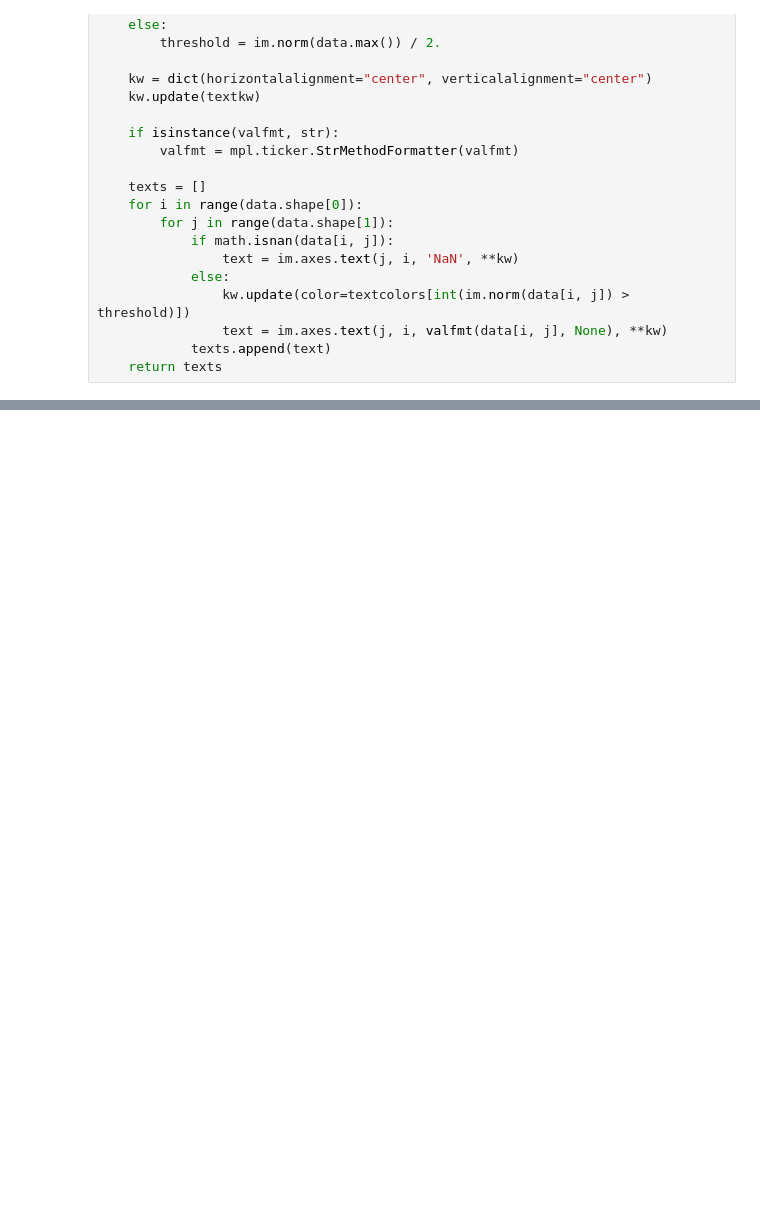
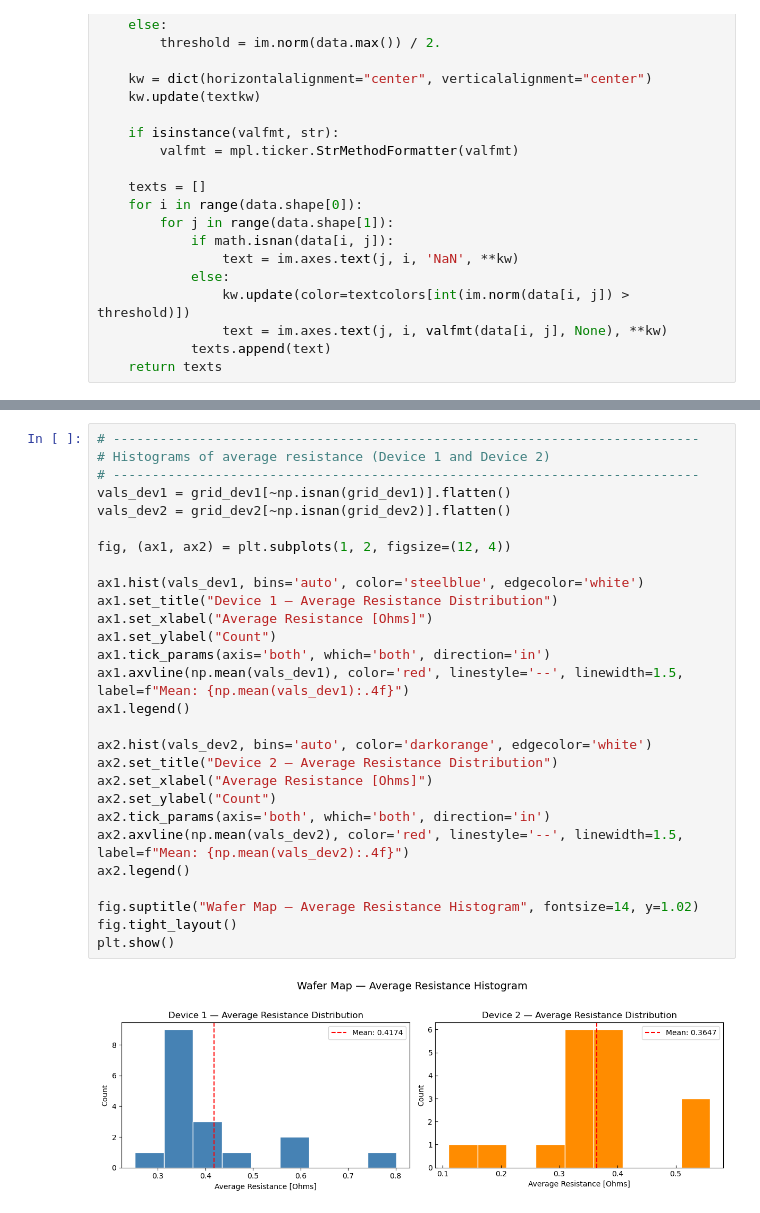
Before and after one commit to gvelarde2/Arceus, a Jupyter notebook: notebooks/Wmap.ipynb, the cells around one changed output, grey strips where cells are left out. Saved outputs shown, nothing was run; the diff lists cells and outputs as text; blank space fills up the shorter version.

```diff
--- a/notebooks/Wmap.ipynb
+++ b/notebooks/Wmap.ipynb
@@ -175,3 +195,33 @@ plt.show()
+# %%
+# ---------------------------------------------------------------------------
+# Histograms of average resistance (Device 1 and Device 2)
+# ---------------------------------------------------------------------------
+vals_dev1 = grid_dev1[~np.isnan(grid_dev1)].flatten()
+vals_dev2 = grid_dev2[~np.isnan(grid_dev2)].flatten()
+
+fig, (ax1, ax2) = plt.subplots(1, 2, figsize=(12, 4))
+
+ax1.hist(vals_dev1, bins='auto', color='steelblue', edgecolor='white')
+ax1.set_title("Device 1 — Average Resistance Distribution")
+ax1.set_xlabel("Average Resistance [Ohms]")
+ax1.set_ylabel("Count")
+ax1.tick_params(axis='both', which='both', direction='in')
+ax1.axvline(np.mean(vals_dev1), color='red', linestyle='--', linewidth=1.5, label=f"Mean: {np.mean(vals_dev1):.4f}")
+ax1.legend()
+
+ax2.hist(vals_dev2, bins='auto', color='darkorange', edgecolor='white')
+ax2.set_title("Device 2 — Average Resistance Distribution")
+ax2.set_xlabel("Average Resistance [Ohms]")
+ax2.set_ylabel("Count")
+ax2.tick_params(axis='both', which='both', direction='in')
+ax2.axvline(np.mean(vals_dev2), color='red', linestyle='--', linewidth=1.5, label=f"Mean: {np.mean(vals_dev2):.4f}")
+ax2.legend()
+
+fig.suptitle("Wafer Map — Average Resistance Histogram", fontsize=14, y=1.02)
+fig.tight_layout()
+plt.show()
+# %% [output]
+[figure, added]
 # %%
 # ---------------------------------------------------------------------------
 # Standard deviation wafer maps
```
Also changed, not shown: parts of 3 cells of this notebook.
